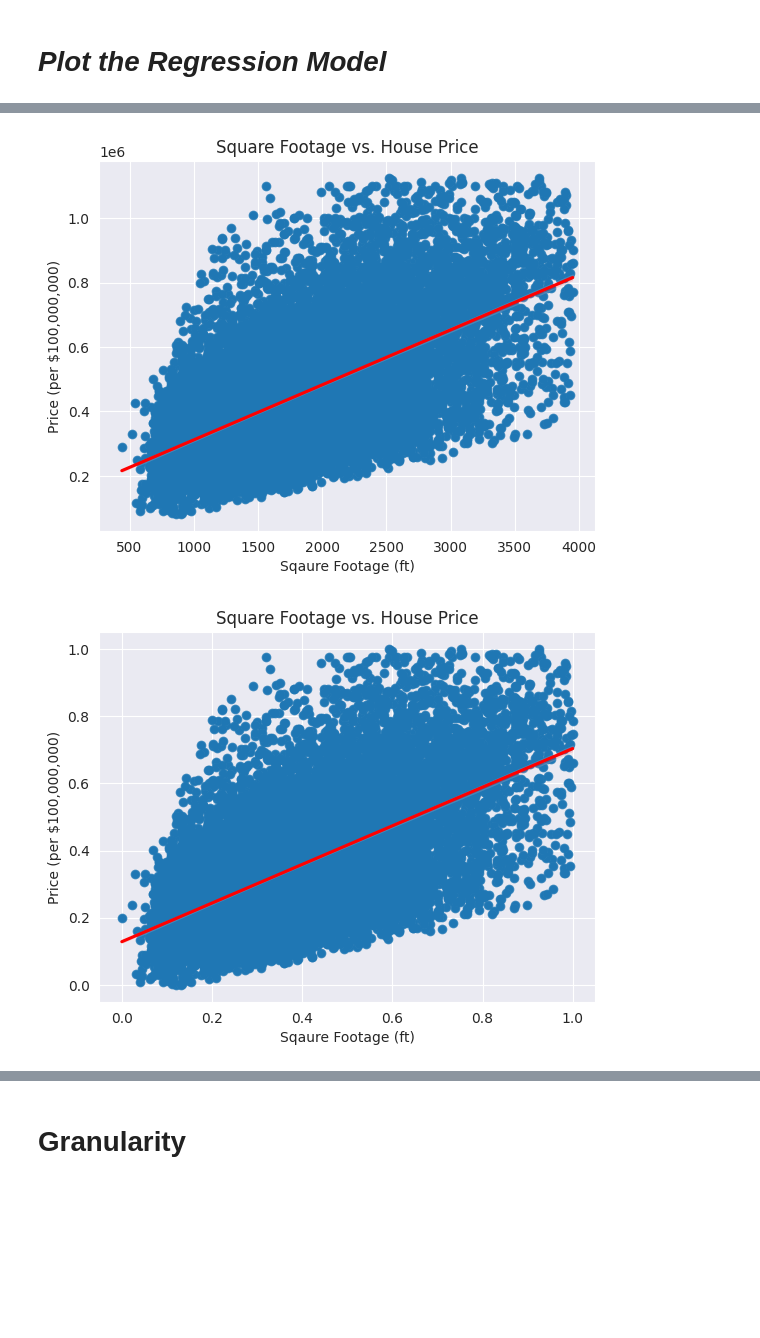
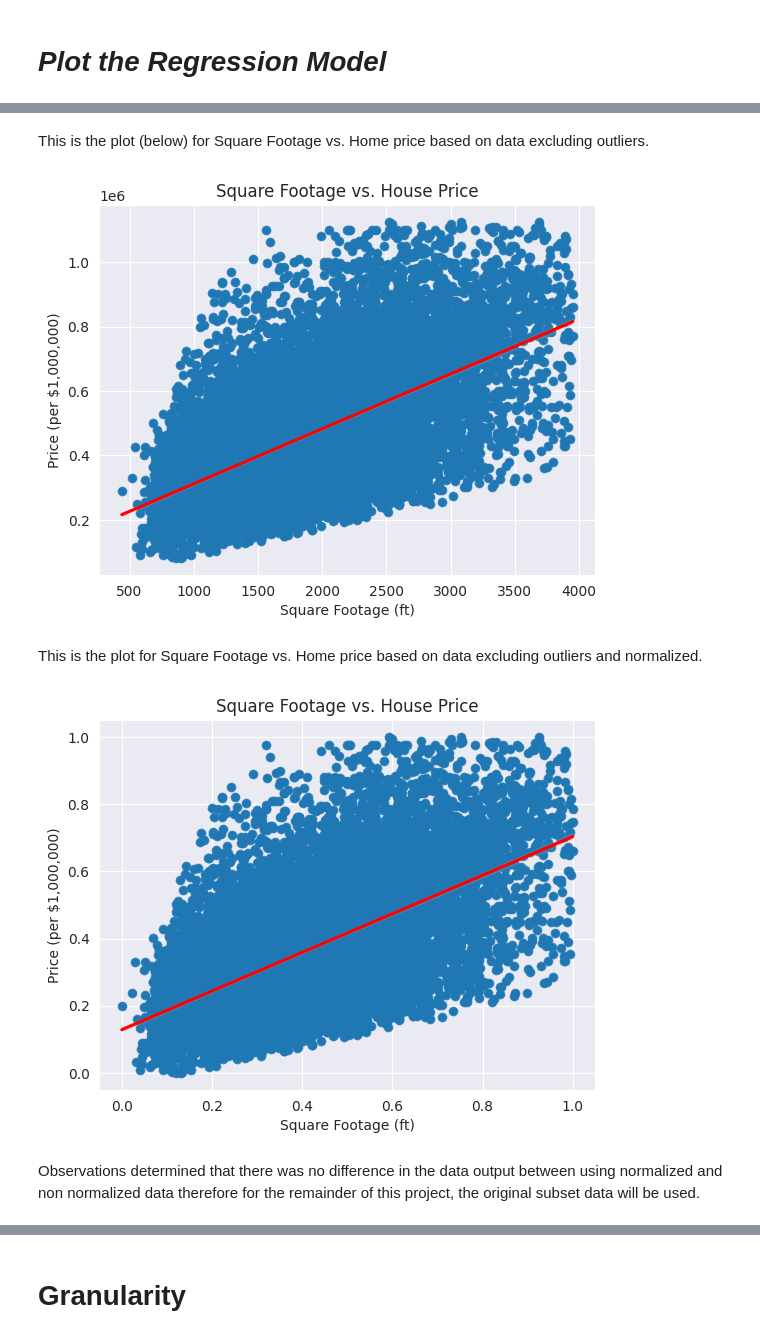
Before and after one commit to mmoran90/home-price-squarefeet, a Jupyter notebook: FinalDraft_KM14APR2023_Compiled.ipynb, the cells around one changed output, grey strips where cells are left out. Drawn from its saved outputs; the diff is of its cells as text; code cells hidden in the pictures; blank space fills up the shorter version.

```diff
--- a/FinalDraft_KM14APR2023_Compiled.ipynb
+++ b/FinalDraft_KM14APR2023_Compiled.ipynb
@@ -314,0 +183,5 @@ print(subset['zipcode'].nunique())
+# %%
+# Removing columns that are to be excluded from analysis, check counts.
+
+subset = droppedID[['price', 'bedrooms', 'bathrooms', 'sqft_living', 'sqft_lot', 'yr_built', 'zipcode']]
+subset.count()
@@ -1252,3 +905,14 @@ Notes:
 [1] Standard Errors assume that the covariance matrix of the errors is correctly specified.
 # %% [markdown]
 # *Plot the Regression Model*
+# %%
+# Plot the regression model for square foot living and house price - including outliers
+sns.set_style('darkgrid')
+sns.scatterplot(x='sqft_living', y='price', data=subset)
+sns.regplot(x='sqft_living', y='price', data=subset, line_kws={'color':'red'})
+plt.title('Square Footage vs. House Price')
+plt.xlabel('Square Footage (ft)')
+plt.ylabel('Price (per $100,000)')
+#xaxis = np.array([0, 15000])
+#yaxis = np.array([0, 1000000])
+plt.show()
@@ -1255,17 +921,20 @@ Notes:
+# %% [markdown]
+This is the plot (below)  for Square Footage vs. Home price based on data excluding outliers.
 # %%
-
 # Plot the regression model for square footage and house price - excluding outliers, not normalized
 sns.set_style('darkgrid')
 sns.scatterplot(x='sqft_living', y='price', data=rm_outliers_df)
 sns.regplot(x='sqft_living', y='price', data=rm_outliers_df, line_kws={'color':'red'})
 plt.title('Square Footage vs. House Price')
-plt.xlabel('Sqaure Footage (ft)')
-plt.ylabel('Price (per $100,000,000)')
+plt.xlabel('Square Footage (ft)')
+plt.ylabel('Price (per $1,000,000)')
 #xaxis = np.array([0, 15000])
 #yaxis = np.array([0, 1000000])
 plt.show()
 # %% [output]
-[figure, old version]
+[figure, new version]
+# %% [markdown]
+This is the plot for Square Footage vs. Home price based on data excluding outliers and normalized.
 # %%
 # Plot the regression model for square footage and house price - excluidng outliers, normalized data
 # Load the dataset
@@ -1283,10 +952,12 @@ sns.set_style('darkgrid')
 sns.scatterplot(x='sqft_living', y='price', data=df)
 sns.regplot(x='sqft_living', y='price', data=df, line_kws={'color':'red'})
 plt.title('Square Footage vs. House Price')
-plt.xlabel('Sqaure Footage (ft)')
-plt.ylabel('Price (per $100,000,000)')
+plt.xlabel('Square Footage (ft)')
+plt.ylabel('Price (per $1,000,000)')
 #xaxis = np.array([0, 15000])
 #yaxis = np.array([0, 1000000])
 plt.show()
 # %% [output]
-[figure, old version]
+[figure, new version]
+# %% [markdown]
+Observations determined that there was no difference in the data output between using normalized and non normalized data therefore for the remainder of this project, the original subset data will be used.
```
Also changed, not shown: parts of 84 cells of this notebook.
